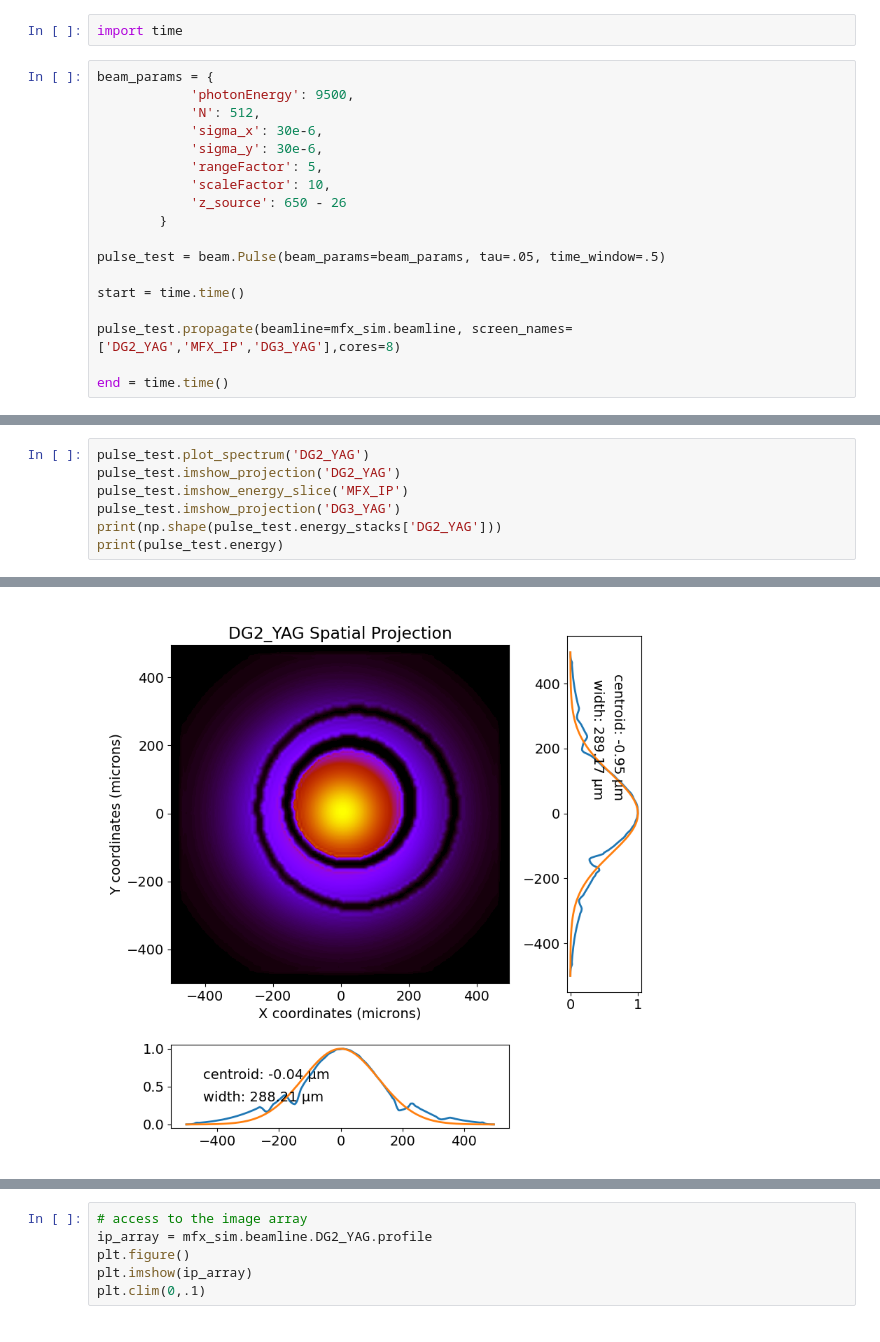
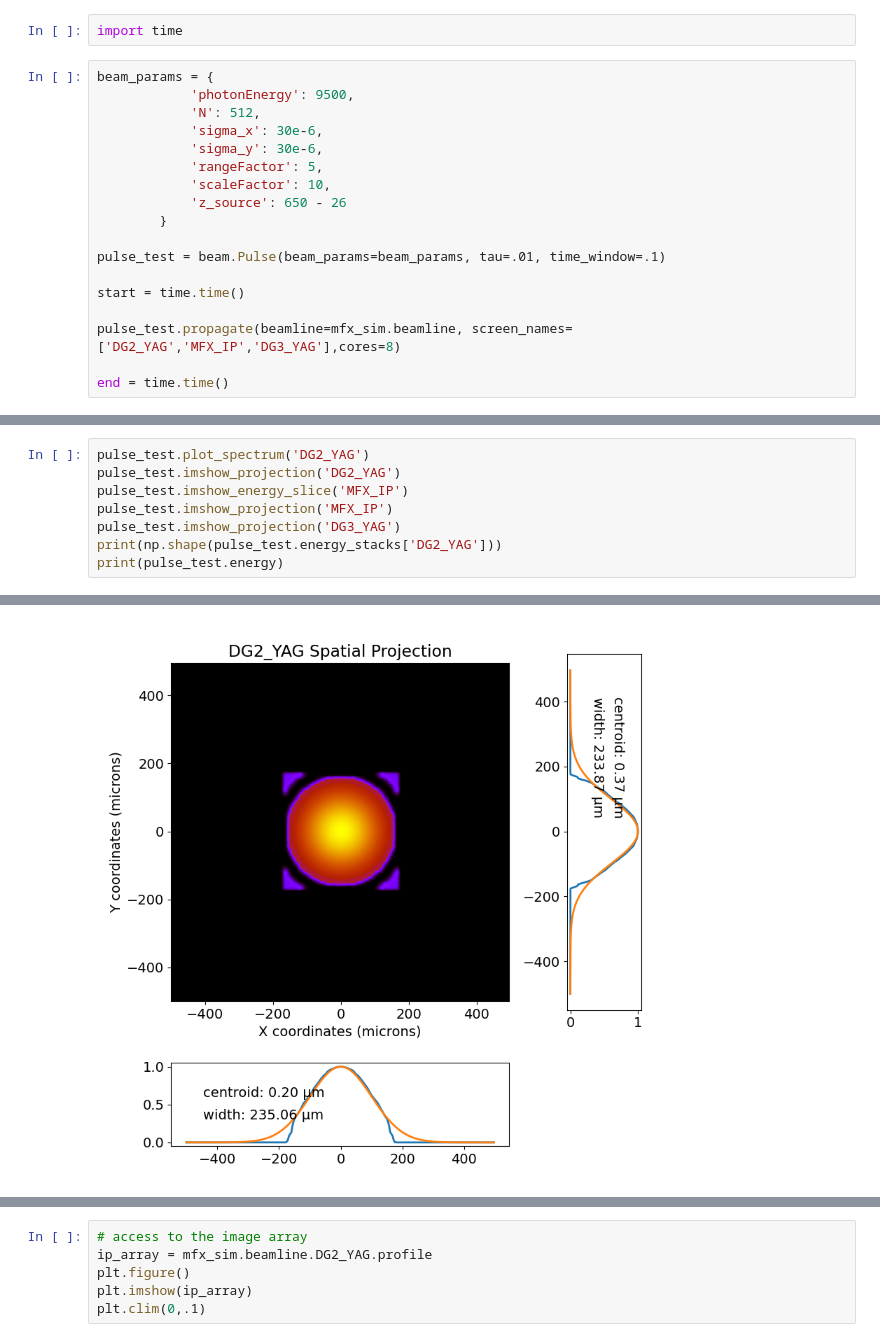
Before and after one commit to mseaberg/lcls_beamline_toolbox, a Jupyter notebook: scripts/mfx_test.ipynb, the cells around one changed output, grey strips where cells are left out. Cells and saved outputs as stored; diff of their text form.

```diff
--- a/scripts/mfx_test.ipynb
+++ b/scripts/mfx_test.ipynb
@@ -96,7 +175,7 @@ beam_params = {
             'z_source': 650 - 26
         }
 
-pulse_test = beam.Pulse(beam_params=beam_params, tau=.05, time_window=.5)
+pulse_test = beam.Pulse(beam_params=beam_params, tau=.01, time_window=.1)
 
 start = time.time()
 
@@ -265,6 +199,7 @@ print(end-start)
 pulse_test.plot_spectrum('DG2_YAG')
 pulse_test.imshow_projection('DG2_YAG')
 pulse_test.imshow_energy_slice('MFX_IP')
+pulse_test.imshow_projection('MFX_IP')
 pulse_test.imshow_projection('DG3_YAG')
 print(np.shape(pulse_test.energy_stacks['DG2_YAG']))
 print(pulse_test.energy)
@@ -279 +214 @@ print(pulse_test.energy)
-[figure, old version]
+[figure, new version]
```
Also changed, not shown: parts of 13 cells of this notebook, 3 other files.
